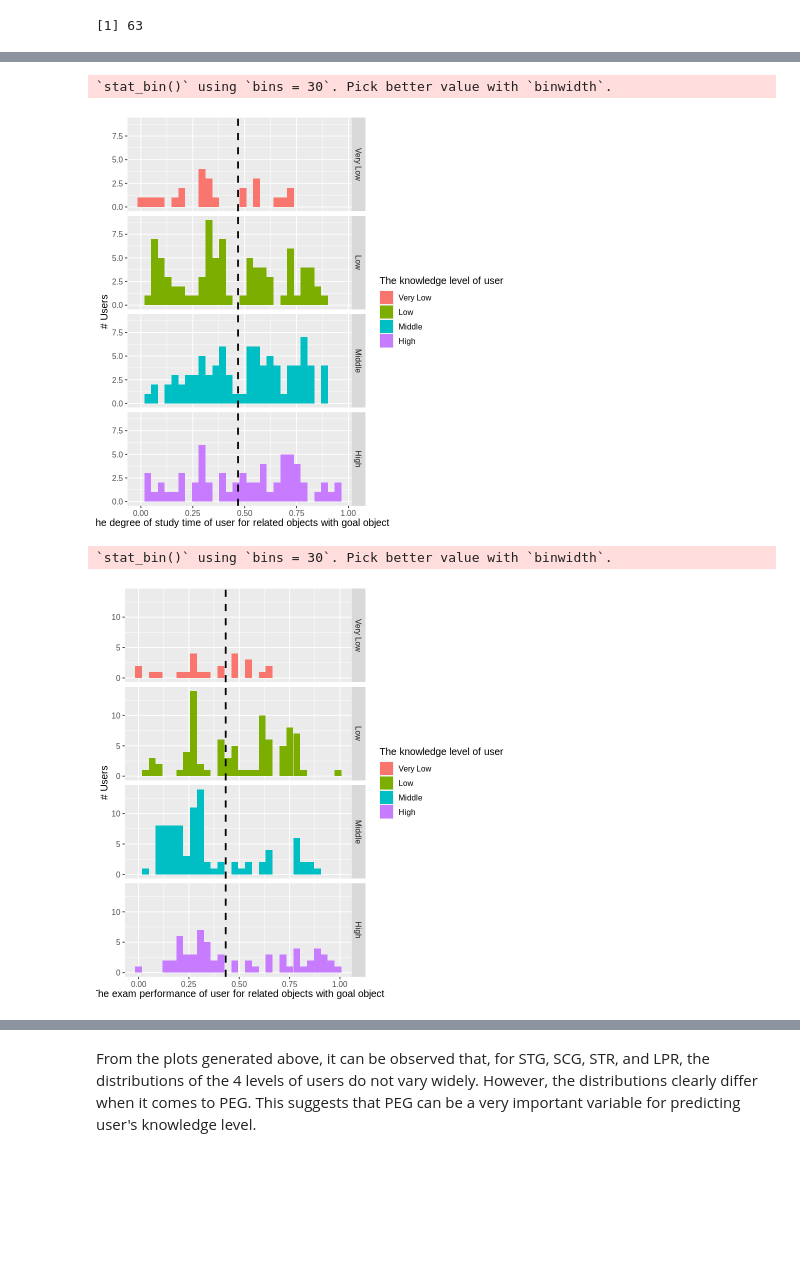
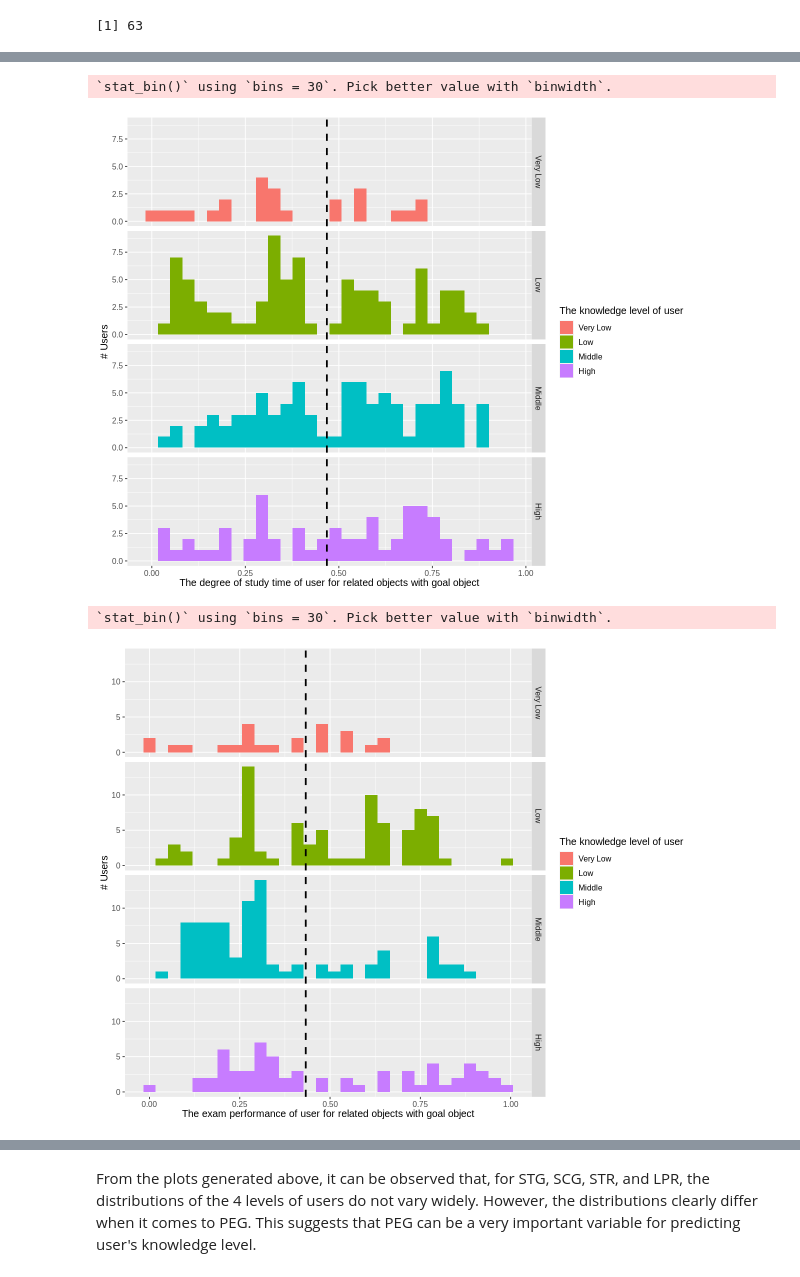
Before and after one commit to yingquanw/DSCI100-Project, a Jupyter notebook: project.ipynb, the cells around one changed output, grey strips where cells are left out. Drawn from its saved outputs; the diff is of its cells as text; code cells hidden in the pictures; blank space fills up the shorter version.

```diff
--- a/project.ipynb
+++ b/project.ipynb
@@ -173,3 +151,7 @@ user_training_new$UNS <- factor(user_training_new$UNS,          # Reordering gro
+# %%
+# Reordering group factor levels
+user_training$UNS <- factor(user_training$UNS, levels = c("Very Low", "Low", "Middle", "High"))
+user_testing$UNS <- factor(user_testing$UNS, levels = c("Very Low", "Low", "Middle", "High"))
 # %%
 # For users with different knowledge level, plot the distribution of each category's degree of study time
 # for goal object materails (STG), with the overall mean of STG.
@@ -204,22 +186,22 @@ SCG_plot
 # %%
 # For users with different knowledge level, plot the distribution of each category's degree of
 # study time of user for related objects with goal object (STR), with the overall mean of STR.
-STR_plot <- user_training_new %>%
+STR_plot <- user_training %>%
     select(STR,UNS) %>%
     ggplot(aes(x = STR, fill = UNS)) +
     geom_histogram() +
     facet_grid(rows = vars(UNS)) +
     geom_vline(xintercept = 0.4680039, linetype = "dashed", size = 1.0) +
     labs(x = "The degree of study time of user for related objects with goal object", y = "# Users", fill = "The knowledge level of user") +
     theme(text = element_text(size = 12))
 STR_plot
 # %% [output]
 `stat_bin()` using `bins = 30`. Pick better value with `binwidth`.
-[figure, old version]
+[figure, new version]
 # %%
 # For users with different knowledge level, plot the distribution of each category's performance
 # for related objects with goal object (LPR), with the overall mean of lPR.
-LPR_plot <- user_training_new %>%
+LPR_plot <- user_training %>%
     select(LPR,UNS) %>%
     ggplot(aes(x = LPR, fill = UNS)) +
     geom_histogram() +
@@ -230,7 +212,7 @@ LPR_plot <- user_training_new %>%
 LPR_plot
 # %% [output]
 `stat_bin()` using `bins = 30`. Pick better value with `binwidth`.
-[figure, old version]
+[figure, new version]
 # %%
 # For users with different knowledge level, plot the distribution of each category's exam performance
 # for goal objects(PEG), with the overall mean of PEG.
```
Also changed, not shown: parts of 11 cells of this notebook.
